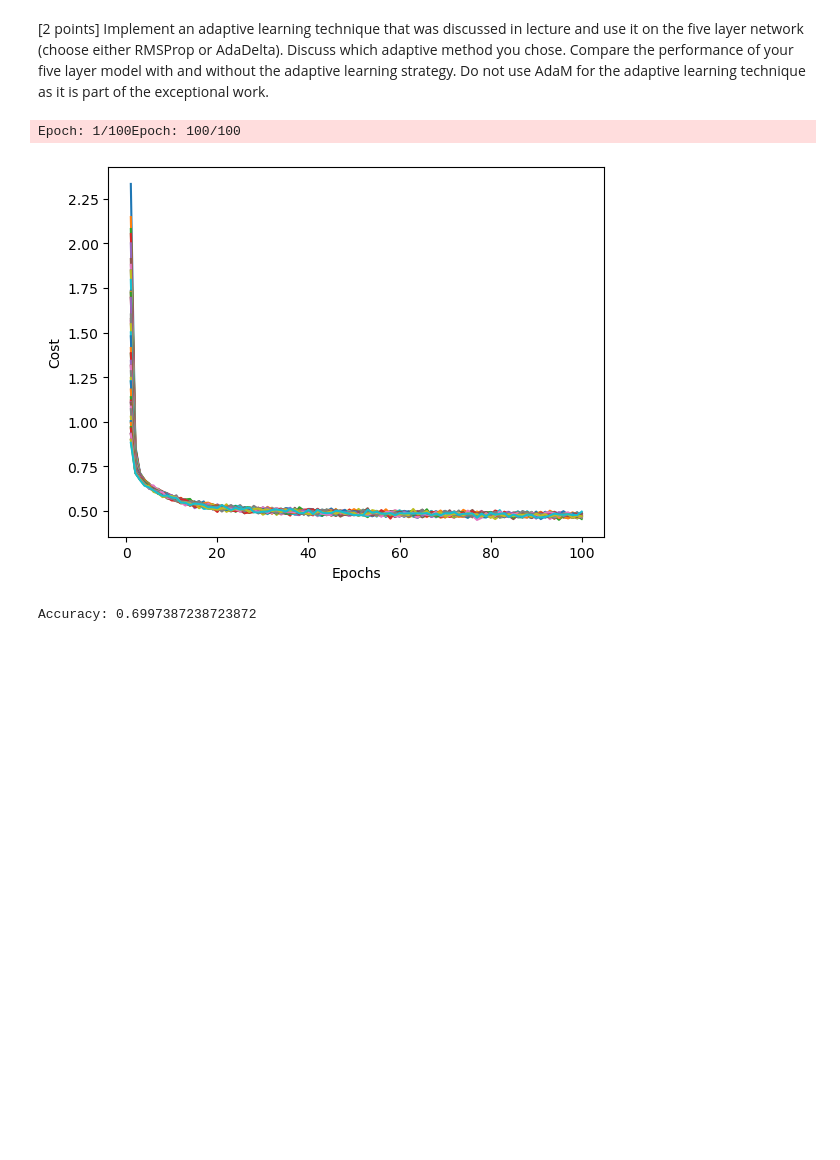
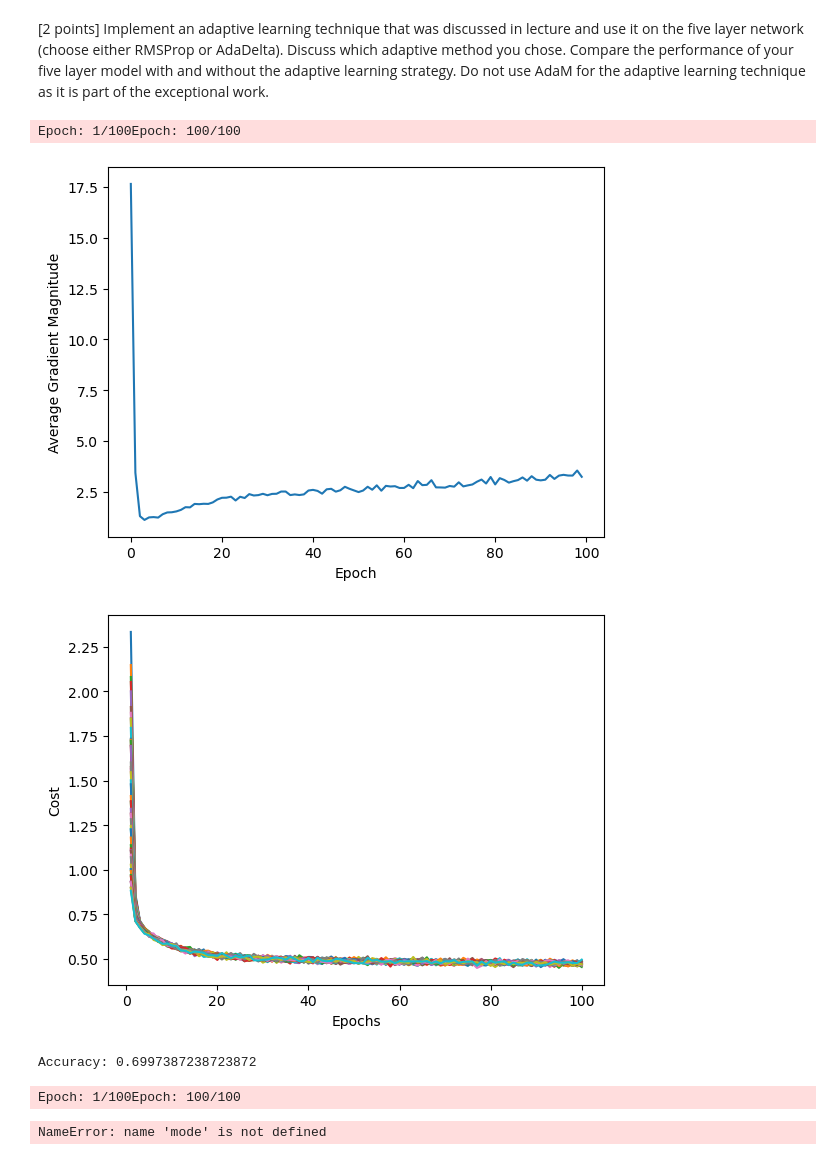
Before and after one commit to Jadonsw123/Lab4MultiLayerPerceptron, a Jupyter notebook: lab4secondtry.ipynb, the cells around one changed output. Cells and saved outputs as stored; diff of their text form; code cells hidden in the pictures; blank space fills up the shorter version.

```diff
--- a/lab4secondtry.ipynb
+++ b/lab4secondtry.ipynb
@@ -794,5 +809,6 @@ Epoch: 2/50Epoch: 50/50
 Accuracy: 0.6991199119911992
 # %%
+
 class FourLayerPerceptron(ThreeLayerPerceptron):
 
     def __init__(self, alpha=0.1, decrease_const=0.0, shuffle=True, minibatches=1, n_hidden_1=30, n_hidden_2=30,n_hidden_3=30,
@@ -808,6 +824,8 @@ class FourLayerPerceptron(ThreeLayerPerceptron):
         self.decrease_const = decrease_const
         self.shuffle = shuffle
         self.minibatches = minibatches
+        self.grad_avg_ = []  # Add this line
+
         #I just copy pasted all of the init functions so I can see what it is doing better
 
 
@@ -946,6 +964,7 @@ class FourLayerPerceptron(ThreeLayerPerceptron):
             # num batches== self.minibatches
             mini = np.array_split(range(y_data.shape[0]), self.minibatches)
             mini_cost = []
+            mini_grad_avg = []
             for idx in mini:
                 # feedforward all instances
                 A1, Z1, A2, Z2, A3, Z3, A4, Z4, A5 = self._feedforward(X_data[idx], self.W1, self.W2, self.W3, self.W4)
@@ -955,13 +974,18 @@ class FourLayerPerceptron(ThreeLayerPerceptron):
 
                 # compute gradient via backpropagation
                 grad1, grad2, grad3, grad4 = self._get_gradient(A1=A1, A2=A2, A3=A3, A4=A4,A5=A5, Z1=Z1, Z2=Z2, Z3=Z3,Z4=Z4, Y_enc=Y_enc[:,idx],
-                                                        W1=self.W1, W2=self.W2, W3=self.W3, W4=self.W4)
+                                                        W1=self.W1, W2=self.W2, W3=self.W3, W4=self.W4)                # Compute the average magnitude of the gradients and append it to self.grad_avg_
+                grad_avg = (np.mean(np.abs(grad1)) + np.mean(np.abs(grad2)) + np.mean(np.abs(grad4)) + np.mean(np.abs(grad3))) / 4
+                mini_grad_avg.append(grad_avg)
+
+
                 rho_W1, rho_W2,rho_W3,rho_W4 = eta * grad1, eta * grad2,eta * grad3, eta * grad4
                 # Save average gradient magnitudes
                 self.W1 -= (rho_W1 + (self.alpha * rho_W1_prev)) # update with momentum
                 self.W2 -= (rho_W2 + (self.alpha * rho_W2_prev)) # update with momentum
                 self.W3 -= (rho_W3 + (self.alpha * rho_W3_prev)) # update with momentum
                 self.W4 -= (rho_W4 + (self.alpha * rho_W4_prev)) # update with momentum
+            self.grad_avg_.append(np.mean(mini_grad_avg))
             self.cost_.append(mini_cost)
 
         return self
@@ -994,5 +1021,6 @@ Epoch: 1/100Epoch: 100/100
 Accuracy: 0.6996012101210121
 # %%
+
 class FiveLayerPerceptron(FourLayerPerceptron):
 
     def __init__(self, alpha=0.1, decrease_const=0.0, shuffle=True, minibatches=1, n_hidden_1=30, n_hidden_2=30,n_hidden_3=30,n_hidden_4=30,
@@ -1009,6 +1037,8 @@ class FiveLayerPerceptron(FourLayerPerceptron):
         self.decrease_const = decrease_const
         self.shuffle = shuffle
         self.minibatches = minibatches
+        self.grad_avg_ = []  # Add this line
+
         #I just copy pasted all of the init functions so I can see what it is doing better
 
 
@@ -1159,6 +1189,7 @@ class FiveLayerPerceptron(FourLayerPerceptron):
             # num batches== self.minibatches
             mini = np.array_split(range(y_data.shape[0]), self.minibatches)
             mini_cost = []
+            mini_grad_avg = []
             for idx in mini:
                 # feedforward all instances
                 A1, Z1, A2, Z2, A3, Z3, A4, Z4, A5, Z5, A6 = self._feedforward(X_data[idx], self.W1, self.W2, self.W3, self.W4, self.W5)
@@ -1169,6 +1200,11 @@ class FiveLayerPerceptron(FourLayerPerceptron):
                 # compute gradient via backpropagation
                 grad1, grad2, grad3, grad4, grad5 = self._get_gradient(A1=A1, A2=A2, A3=A3, A4=A4,A5=A5,A6=A6, Z1=Z1, Z2=Z2, Z3=Z3,Z4=Z4,Z5=Z5, Y_enc=Y_enc[:,idx],
                                                         W1=self.W1, W2=self.W2, W3=self.W3, W4=self.W4,W5=self.W5)
+                                # compute gradient via backpropagation
+              # Compute the average magnitude of the gradients and append it to self.grad_avg_
+                grad_avg = (np.mean(np.abs(grad1)) + np.mean(np.abs(grad2)) + np.mean(np.abs(grad4)) + np.mean(np.abs(grad5)) + np.mean(np.abs(grad3))) / 5
+                mini_grad_avg.append(grad_avg)
+
                 rho_W1, rho_W2,rho_W3,rho_W4,rho_W5 = eta * grad1, eta * grad2,eta * grad3, eta * grad4, eta * grad5
                 # Save average gradient magnitudes
                 self.W1 -= (rho_W1 + (self.alpha * rho_W1_prev)) # update with momentum
@@ -1176,6 +1212,7 @@ class FiveLayerPerceptron(FourLayerPerceptron):
                 self.W3 -= (rho_W3 + (self.alpha * rho_W3_prev)) # update with momentum
                 self.W4 -= (rho_W4 + (self.alpha * rho_W4_prev)) # update with momentum
                 self.W5 -= (rho_W5 + (self.alpha * rho_W5_prev)) # update with momentum
+            self.grad_avg_.append(np.mean(mini_grad_avg))
             self.cost_.append(mini_cost)
 
         return self
@@ -1209,6 +1249,7 @@ Accuracy: 0.7029015401540154
 # %% [markdown]
 [2 points] Implement an adaptive learning technique that was discussed in lecture and use it on the five layer network (choose either RMSProp or AdaDelta). Discuss which adaptive method you chose. Compare the performance of your five layer model with and without the adaptive learning strategy. Do not use AdaM for the adaptive learning technique as it is part of the exceptional work.
 # %%
+
 class FiveLayerPerceptronRMSProp(FiveLayerPerceptron):
     def __init__(self, decay_rate=0.9, eps=1e-8, **kwargs):
         super().__init__(**kwargs)
@@ -1219,6 +1260,7 @@ class FiveLayerPerceptronRMSProp(FiveLayerPerceptron):
         self.sq_grad3 = 0
         self.sq_grad4 = 0
         self.sq_grad5 = 0
+        self.grad_avg_ = []
 
     def _update_weights(self, grad1, grad2, grad3, grad4, grad5):
         # Update the weights using RMSProp
@@ -1283,6 +1325,7 @@ class FiveLayerPerceptronRMSProp(FiveLayerPerceptron):
             # num batches== self.minibatches
             mini = np.array_split(range(y_data.shape[0]), self.minibatches)
             mini_cost = []
+            mini_grad_avg = []
             for idx in mini:
                 # feedforward all instances
                 A1, Z1, A2, Z2, A3, Z3, A4, Z4, A5, Z5, A6 = self._feedforward(X_data[idx], self.W1, self.W2, self.W3, self.W4, self.W5)
@@ -1293,6 +1336,9 @@ class FiveLayerPerceptronRMSProp(FiveLayerPerceptron):
                 # compute gradient via backpropagation
                 grad1, grad2, grad3, grad4, grad5 = self._get_gradient(A1=A1, A2=A2, A3=A3, A4=A4,A5=A5,A6=A6, Z1=Z1, Z2=Z2, Z3=Z3,Z4=Z4,Z5=Z5, Y_enc=Y_enc[:,idx],
                                                         W1=self.W1, W2=self.W2, W3=self.W3, W4=self.W4,W5=self.W5)
+                grad_avg = (np.mean(np.abs(grad1)) + np.mean(np.abs(grad2)) + np.mean(np.abs(grad3))) / 3
+
+                mini_grad_avg.append(grad_avg)
                 #no longer using mometum, using RMS Prop instead
                 # rho_W1, rho_W2,rho_W3,rho_W4,rho_W5 = eta * grad1, eta * grad2,eta * grad3, eta * grad4, eta * grad5
                 # # Save average gradient magnitudes
@@ -1303,36 +1349,40 @@ class FiveLayerPerceptronRMSProp(FiveLayerPerceptron):
                 # self.W5 -= (rho_W5 + (self.alpha * rho_W5_prev)) # update with momentum
 
                 self._update_weights(grad1, grad2, grad3, grad4, grad5)
-
+            self.grad_avg_.append(np.mean(mini_grad_avg))
             self.cost_.append(mini_cost)
 
         return self
 # %%
+
 params = { 'n_hidden_1':30,'n_hidden_2':30, 'n_hidden_3':30,'n_hidden_4':30,
          'C':0.1, 'epochs':100, 'eta':0.001,
          'alpha':0.001, 'decrease_const':1e-5, 'minibatches':50,
          'shuffle':True,'random_state':1}
 # model = TLPVectorizedMiniBatchCrossEntropyGlorot(n_hidden=30, C=0.0, epochs=50, eta=0.001, random_state=42)
 model = FiveLayerPerceptronRMSProp(**params)
 model.fit(X_train, y_train, print_progress=True)
+model.plot_grad_avg()
+
 # plot the loss over time to ensure convergence
 plt.plot(range(1, len(model.cost_)+1), model.cost_)
 plt.xlabel("Epochs")
 plt.ylabel("Cost")
 plt.show()
 
 # evaluate the model on the test set
 y_pred = model.predict(X_test)
 
 # convert y_pred into a one-hot encoded dataframe
 y_pred = convert_data(y_pred)
 
 # Get accuracy
 accuracy = accuracy_score(y_test, y_pred)
 print("Accuracy:", accuracy)
 # %% [output]
 Epoch: 1/100Epoch: 100/100
-[figure, old version]
+[figure, new version]
+[figure, added]
 Accuracy: 0.6997387238723872
 # %%
 class FiveLayerPerceptronAdam(FiveLayerPerceptron):
@@ -1377,6 +1427,7 @@ class FiveLayerPerceptronAdam(FiveLayerPerceptron):
         self.W4 -= self.eta / (np.sqrt(v4_corr) + self.eps) * m4_corr
         self.W5 -= self.eta / (np.sqrt(v5_corr) + self.eps) * m5_corr
 # %%
+
 params = { 'n_hidden_1':30,'n_hidden_2':30, 'n_hidden_3':30,'n_hidden_4':30,
          'C':0.1, 'epochs':100, 'eta':0.001,
          'alpha':0.001, 'decrease_const':1e-5, 'minibatches':50,
@@ -1384,6 +1435,7 @@ params = { 'n_hidden_1':30,'n_hidden_2':30, 'n_hidden_3':30,'n_hidden_4':30,
 # model = TLPVectorizedMiniBatchCrossEntropyGlorot(n_hidden=30, C=0.0, epochs=50, eta=0.001, random_state=42)
 model = FiveLayerPerceptronAdam(**params)
 model.fit(X_train, y_train, print_progress=True)
+model.plot_grad_avg()
 # plot the loss over time to ensure convergence
 plt.plot(range(1, len(model.cost_)+1), model.cost_)
 plt.xlabel("Epochs")
@@ -1399,3 +1451,6 @@ y_pred = convert_data(y_pred)
 # Get accuracy
 accuracy = accuracy_score(y_test, y_pred)
 print("Accuracy:", accuracy)
+# %% [output]
+Epoch: 1/100Epoch: 100/100
+NameError: name 'mode' is not defined
```
Also changed, not shown: parts of 5 cells of this notebook.
